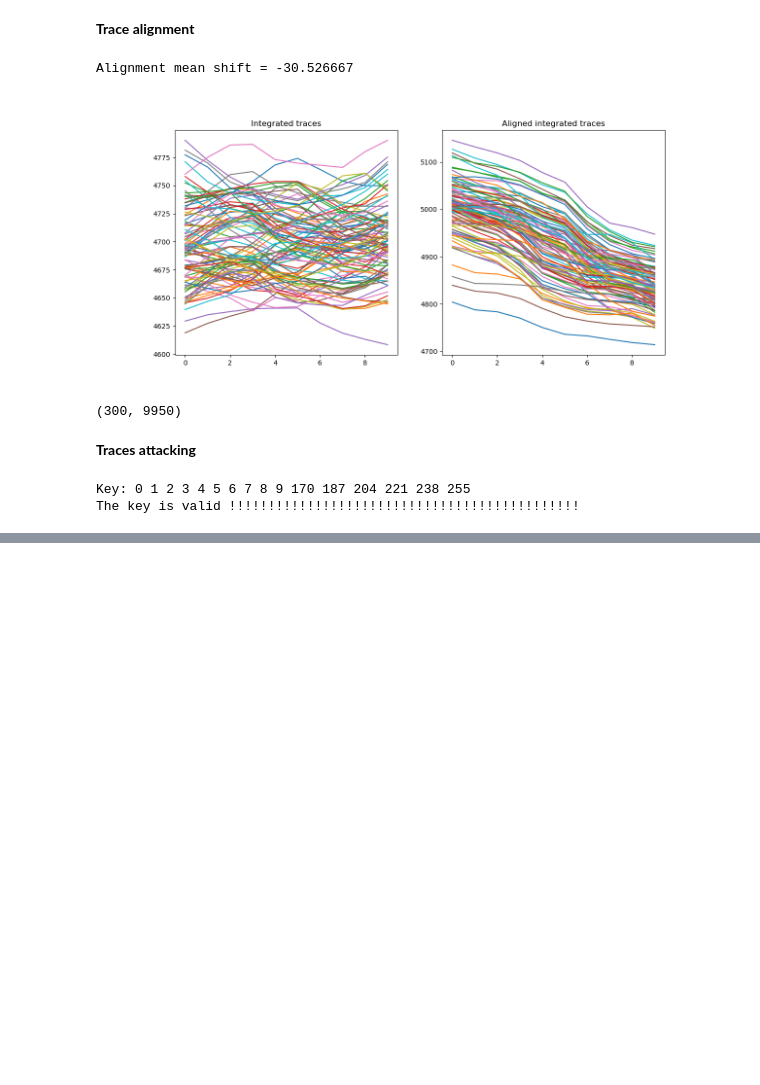
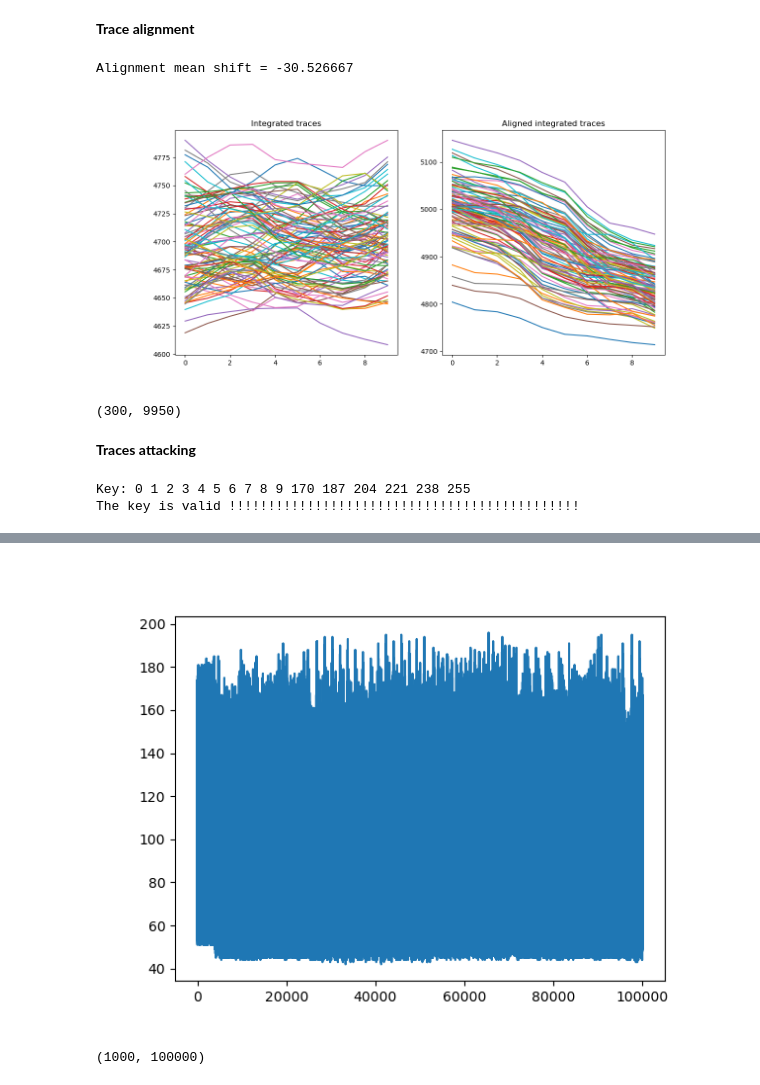
Before and after one commit to CyrilleStr/hardware-security, a Jupyter notebook: task3/task3.ipynb, the cells around one changed output, grey strips where cells are left out. Drawn from its saved outputs; the diff is of its cells as text; code cells hidden in the pictures; blank space fills up the shorter version.

```diff
--- a/task3/task3.ipynb
+++ b/task3/task3.ipynb
@@ -7,6 +7,8 @@ import matplotlib.pyplot as plt
 import numpy as np
 from scipy import signal
 import sys
+from Crypto.Cipher import AES
+%matplotlib widget
 
 # AES SBOX
 sbox = np.array([
@@ -72,27 +74,42 @@ def load_text(file_name):
     return np.array(txt_bytes_list, 'uint8')
 
 
-def load(prefix_path, start = None, len = None):
+def load(folder_name, start = None, end = None):
     # read plaintext inputs
-    inputs = load_text(prefix_path + "/plaintext.txt")
+    inputs = load_text(folder_name + "/plaintext.txt")
 
     # read length of one complete trace (number of samples per trace)
-    with open(prefix_path + "/traceLength.txt", "r") as fin:
+    with open(folder_name + "/traceLength.txt", "r") as fin:
         trace_length = int(fin.readline())
 
-    if len == None and start == None:
+    if end == None and start == None:
         start = 0
-        len = trace_length
+        end = trace_length
 
     # read traces from binary file
-    traces = np.fromfile(prefix_path + "/traces.bin", dtype='uint8') # read as linear array
+    traces = np.fromfile(folder_name + "/traces.bin", dtype='uint8') # read as linear array
     traces = np.reshape(traces, (traces.size // trace_length, trace_length)) # reshape into matrix
-    traces = traces[:, start:len] # select only the interesting part of each trace
+    traces = traces[:, start:end] # select only the interesting part of each trace
     traces = traces.astype('float32')
 
     # load output
-    ciphertext = load_text(prefix_path + "/ciphertext.txt")
+    ciphertext = load_text(folder_name + "/ciphertext.txt")
     ciphertextBlock = bytes(ciphertext[0])
-    return inputs, traces, ciphertextBlock
-%matplotlib widget
+
+    # extract plain text
+    plaintextBlock = bytes(inputs[0])
+    return inputs, traces, ciphertextBlock, plaintextBlock
+
+def test_key(kk, ciphertext_block, plaintext_block):
+    key_bytes = bytes(kk)
+    cipher = AES.new(key_bytes, AES.MODE_ECB)
+
+    # Encrypting the plaintext using the cipher object
+    encrypted_plaintext = cipher.encrypt(plaintext_block)
+
+    # Verifing that the encrypted plaintext matches the given ciphertext
+    if encrypted_plaintext == ciphertext_block:
+        print("The key is valid !!!!!!!!!!!!!!!!!!!!!!!!!!!!!!!!!!!!!!!!!!!!!")
+    else:
+        print("Invalid key :(")
 # %% [markdown]
@@ -277,0 +225,11 @@ for al in range(5):
+# %%
+# del nt_aligned_traces, nt_compressed_traces, nt_integrated_traces, nt_traces
+hit3_inputs, hit3_traces, hit3_ciphertext_block, hit3_plaintext_block = load(folder_name="hit3_1000_1ch", start=100000, end=200000)
+
+fig = plt.figure()
+plt.plot(hit3_traces[0].T)
+plt.show()
+hit3_traces.shape
+# %% [output]
+[figure, added]
+(1000, 100000)
```
Also changed, not shown: parts of 14 cells of this notebook.
